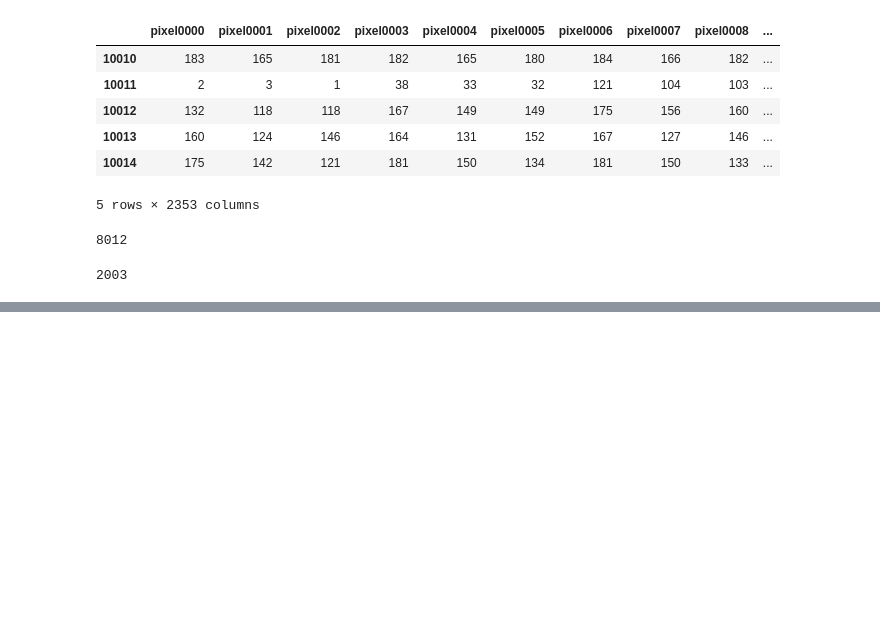
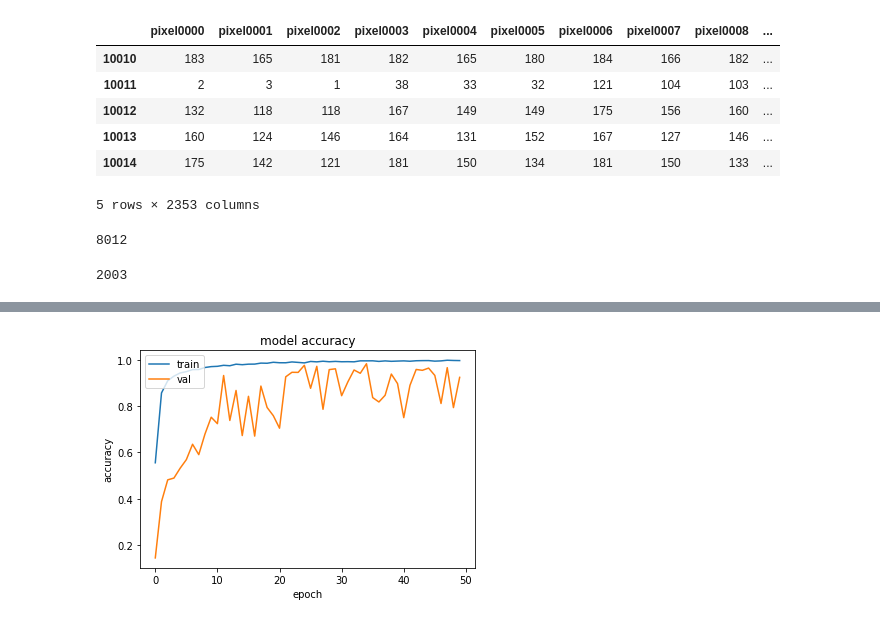
Before and after one commit to rohanmandrekar/Skin-Cancer-Classification, a Jupyter notebook: Skin_Cancer_Detection.ipynb, the cells around one changed output, grey strips where cells are left out. Drawn from its saved outputs; the diff is of its cells as text; code cells hidden in the pictures; blank space fills up the shorter version.

```diff
--- a/Skin_Cancer_Detection.ipynb
+++ b/Skin_Cancer_Detection.ipynb
@@ -66,3 +78,7 @@ cpu
+# %%
+from imblearn.over_sampling import RandomOverSampler
+oversample = RandomOverSampler()
+x_train,y_train  = oversample.fit_resample(x_train,y_train)
 # %%
 import matplotlib.pyplot as plt
 import random
@@ -192,0 +257,16 @@ RuntimeError: ignored
+# %%
+callback = tf.keras.callbacks.ModelCheckpoint(filepath='best_model.h5',
+                                                  monitor='val_acc', mode='max',
+                                                 verbose=1,save_best_only=True)
+# %%
+optimizer=tf.keras.optimizers.Adam(lr=0.001)
+model.compile(loss = 'sparse_categorical_crossentropy',
+             optimizer =optimizer,
+              metrics = ['accuracy'])
+history = model.fit(x_train,
+                    y_train,
+                    validation_split=0.2,
+                    batch_size = 128,
+                    epochs = 50,
+                    shuffle=True,
+                    callbacks=[callback])
@@ -192,0 +291,10 @@ RuntimeError: ignored
+# %%
+plt.plot(history.history['accuracy'])
+plt.plot(history.history['val_accuracy'])
+plt.title('model accuracy')
+plt.ylabel('accuracy')
+plt.xlabel('epoch')
+plt.legend(['train', 'val'], loc='upper left')
+plt.show()
+# %% [output]
+[figure, added]
```
Also changed, not shown: parts of 17 cells of this notebook.
